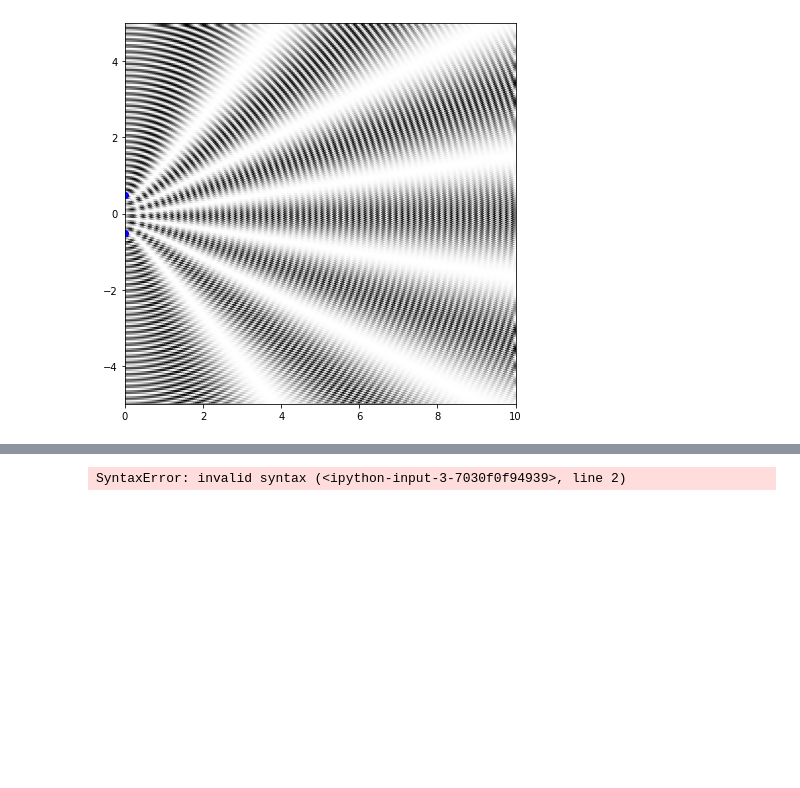
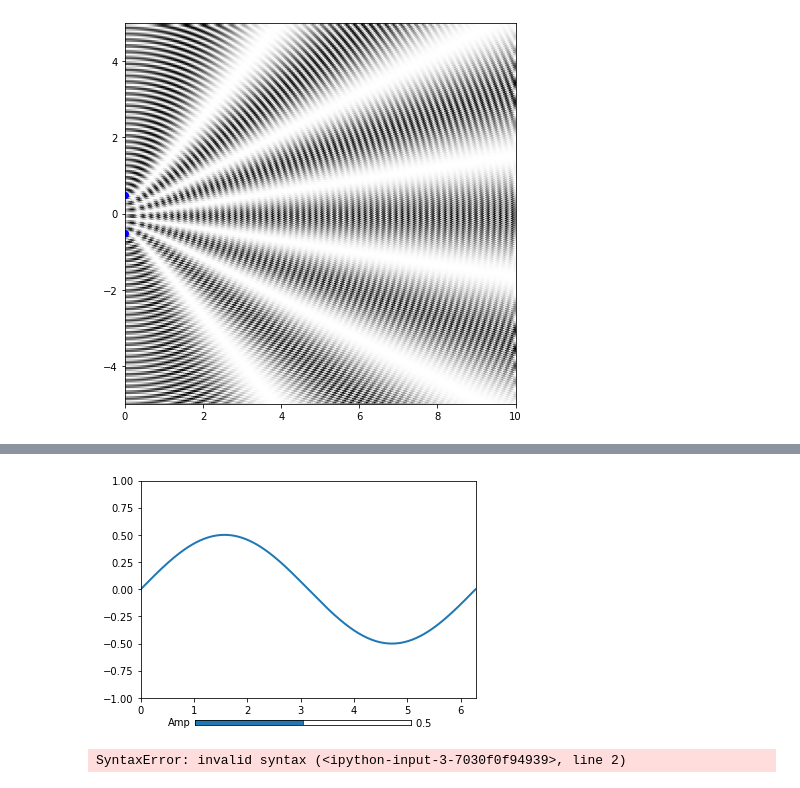
Before and after one commit to blablahole/Armchair-Quantum, a Jupyter notebook: ARMCHAIR QUANTUM/1 - please switch on the light, I can't see the armchair .ipynb, the cells around one changed output, grey strips where cells are left out. Cells and saved outputs as stored; diff of their text form; code cells hidden in the pictures; blank space fills up the shorter version.

```diff
--- a/ARMCHAIR QUANTUM/1 - please switch on the light, I can't see the armchair .ipynb
+++ b/ARMCHAIR QUANTUM/1 - please switch on the light, I can't see the armchair .ipynb
@@ -191,3 +190,72 @@ $\;$
+# %%
+import numpy as np
+import matplotlib.pyplot as plt
+import matplotlib.animation as animation
+from matplotlib.widgets import Slider
+
+TWOPI = 2*np.pi
+
+fig, ax = plt.subplots()
+
+t = np.arange(0.0, TWOPI, 0.001)
+initial_amp = .5
+s = initial_amp*np.sin(t)
+l, = plt.plot(t, s, lw=2)
+
+ax = plt.axis([0,TWOPI,-1,1])
+
+axamp = plt.axes([0.25, .03, 0.50, 0.02])
+# Slider
+samp = Slider(axamp, 'Amp', 0, 1, valinit=initial_amp)
+
+# Animation controls
+is_manual = False # True if user has taken control of the animation
+interval = 100 # ms, time between animation frames
+loop_len = 5.0 # seconds per loop
+scale = interval / 1000 / loop_len
+
+def update_slider(val):
+    global is_manual
+    is_manual=True
+    update(val)
+
+def update(val):
+    # update curve
+    l.set_ydata(val*np.sin(t))
+    # redraw canvas while idle
+    fig.canvas.draw_idle()
+
+def update_plot(num):
+    global is_manual
+    if is_manual:
+        return l, # don't change
+
+    val = (samp.val + scale) % samp.valmax
+    samp.set_val(val)
+    is_manual = False # the above line called update_slider, so we need to reset this
+    return l,
+
+def on_click(event):
+    # Check where the click happened
+    (xm,ym),(xM,yM) = samp.label.clipbox.get_points()
+    if xm < event.x < xM and ym < event.y < yM:
+        # Event happened within the slider, ignore since it is handled in update_slider
+        return
+    else:
+        # user clicked somewhere else on canvas = unpause
+        global is_manual
+        is_manual=False
+
+# call update function on slider value change
+samp.on_changed(update_slider)
+
+fig.canvas.mpl_connect('button_press_event', on_click)
+
+ani = animation.FuncAnimation(fig, update_plot, interval=interval)
+
+plt.show()
+# %% [output]
+[figure, added]
 # %%
 # We will use Atomic Simulation Environment library (ASE) to picture copper molecule
 pip install --upgrade --user ase
```
Also changed, not shown: parts of 6 cells of this notebook, 3 other files.
